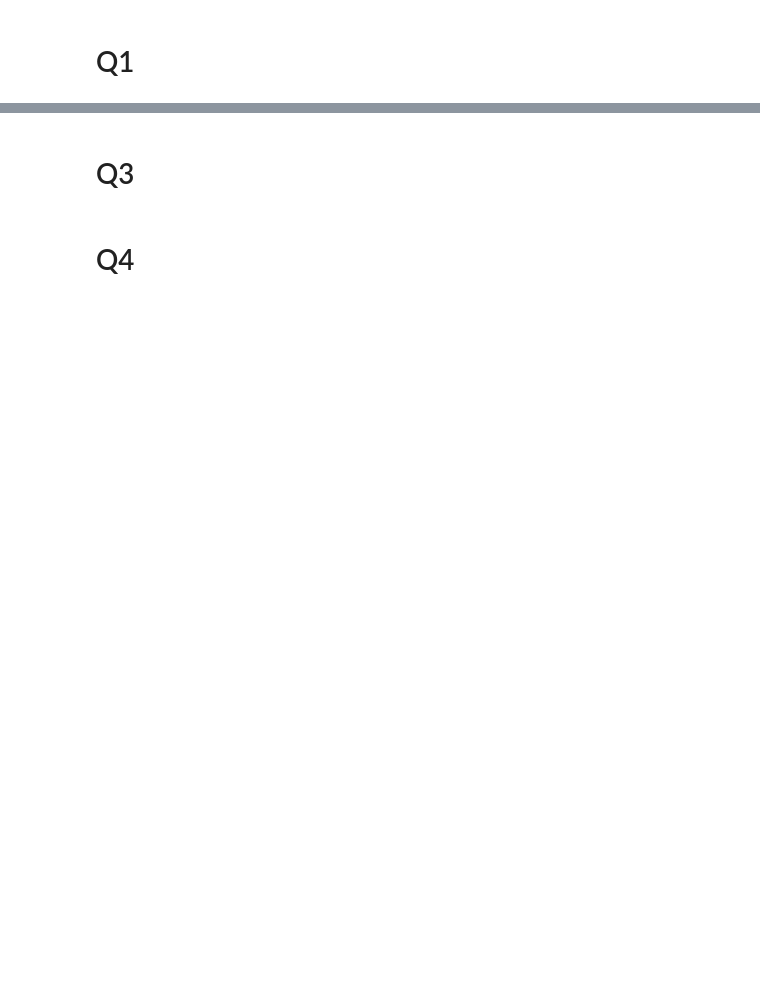
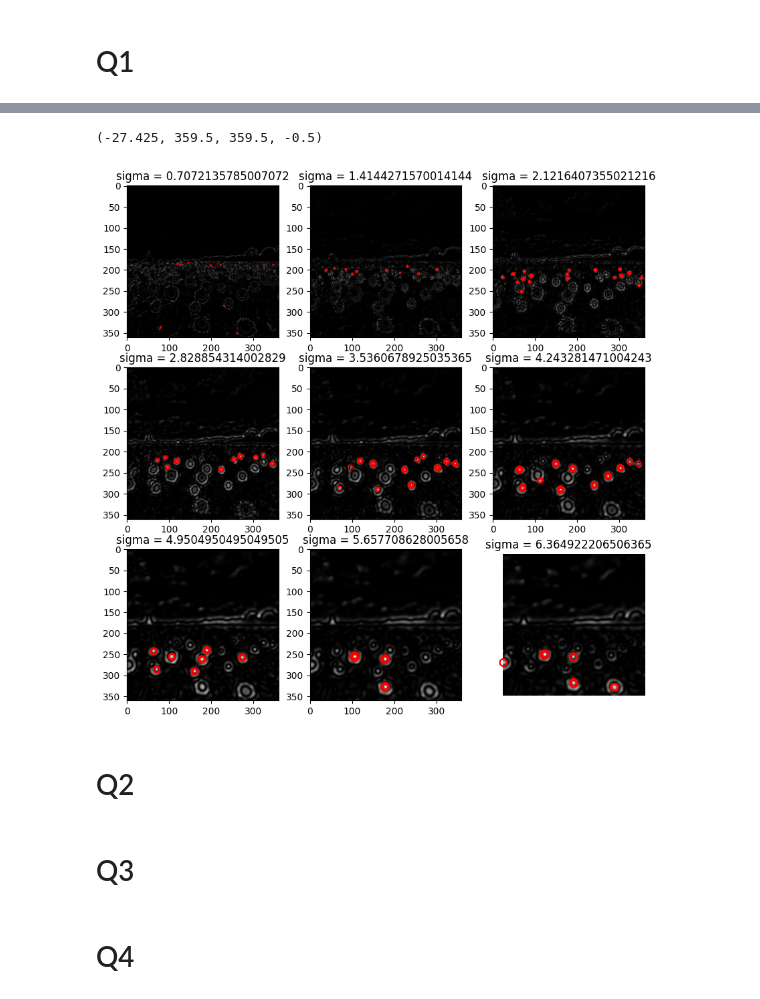
Before and after one commit to ClaranceLGS/EN3160-Assignment01, a Jupyter notebook: Assignment 2/Assignment2.ipynb, the cells around one changed output, grey strips where cells are left out. Saved outputs shown, nothing was run; the diff lists cells and outputs as text; code cells hidden in the pictures; blank space fills up the shorter version.

```diff
--- a/Assignment 2/Assignment2.ipynb
+++ b/Assignment 2/Assignment2.ipynb
@@ -59,3 +8,47 @@ Number of detected blobs: 106
+# %%
+# Load the image
+img = cv.imread('Images/the_berry_farms_sunflower_field.jpeg', cv.IMREAD_REDUCED_COLOR_4)
+img_1 = cv.cvtColor(img, cv.COLOR_BGR2GRAY) / 255
+
+# Define the LoG filter
+def LoG(sigma):
+    hw = round(3 * sigma) # half width of the filter
+    X, Y = np.meshgrid(np.arange(-hw, hw + 1, 1), np.arange(-hw, hw + 1, 1))
+    log_filter = 1 / (2 * np.pi * sigma**2) * (X**2 / (sigma**2) + Y**2 / (sigma**2) - 2) * np.exp(-(X**2 + Y**2) / (2 * sigma**2))
+    return log_filter
+
+# Function to find local maxima in the filtered image
+def maxima(img_filtered, sigma):
+    coordinates = []
+    (h, w) = img_filtered.shape
+    k = 1
+    for i in range(k, h - k):
+        for j in range(k, w - k):
+            img_patch = img_filtered[i - k:i + k + 1, j - k:j + k + 1]
+            if np.max(img_patch) >= 0.09:
+                x, y = np.unravel_index(np.argmax(img_patch), img_patch.shape)
+                coordinates.append((i + x - k, j + y - k)) # coordinates of the local maxima
+    return set(coordinates)
+
+fig, axes = plt.subplots(3, 3, figsize=(10, 10))
+for r, ax in enumerate(axes.flatten(), start=1):
+    sigma = r/1.414 #1.414 = sqrt(2)
+    img_filtered = np.square(cv.filter2D(img_1, -1, LoG(sigma)))
+    coordinates = maxima(img_filtered, sigma)
+
+    ax.imshow(img_filtered, cmap='gray')
+    ax.set_title('sigma = ' + str(sigma))
+
+    for x, y in coordinates:
+        c = plt.Circle((y, x), r, color='red', linewidth=1, fill=False)
+        ax.add_patch(c)
+    ax.plot()
+plt.axis('off')
+# %% [output]
+(-27.425, 359.5, 359.5, -0.5)
+[figure, added]
+# %% [markdown]
+<h1>Q2</h1>
 # %% [markdown]
 <h1>Q3</h1>
 # %%
```
Also changed, not shown: parts of 2 cells of this notebook.
